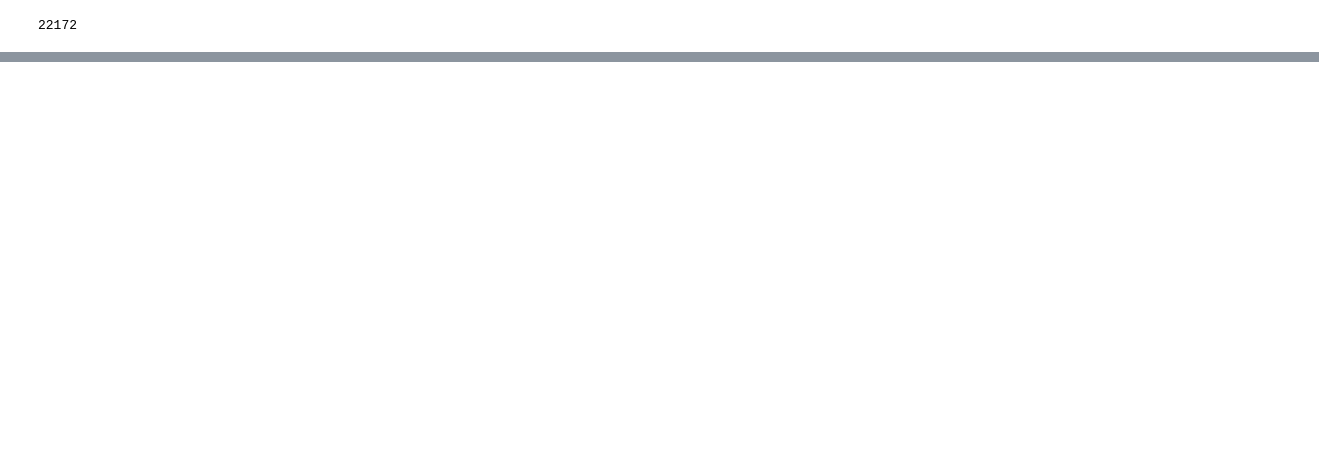
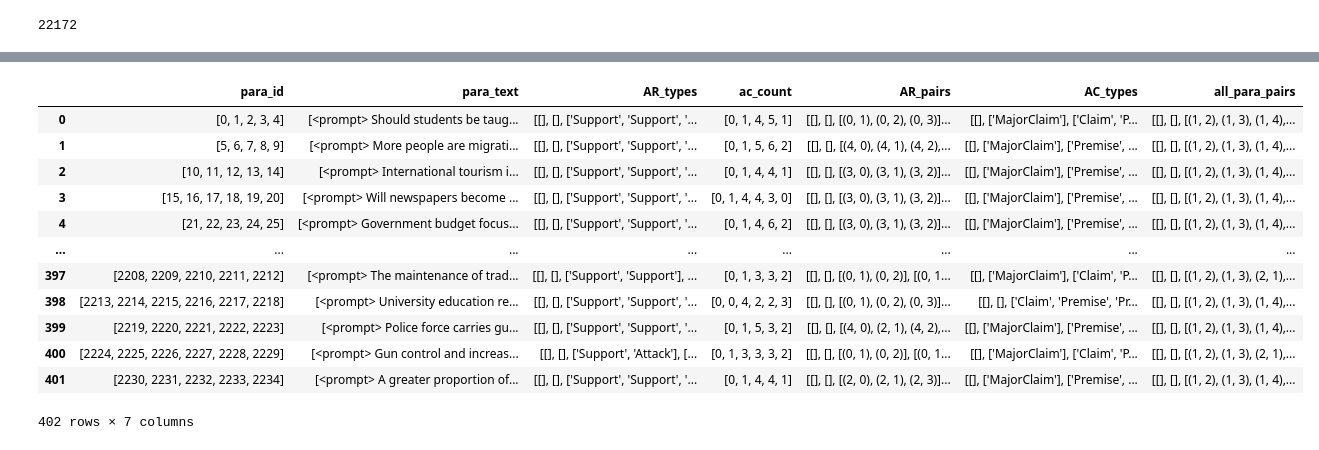
Before and after one commit to mohammadoumar/am_reasoning, a Jupyter notebook: notebooks/dataset_paragraph.ipynb, the cells around one changed output, grey strips where cells are left out. Cells and saved outputs as stored; diff of their text form; code cells hidden in the pictures; blank space fills up the shorter version.

```diff
--- a/notebooks/dataset_paragraph.ipynb
+++ b/notebooks/dataset_paragraph.ipynb
@@ -177,0 +238,28 @@ x
+# %%
+essays_df = paras_df.groupby(["essay_id"]).agg({
+
+    "para_id": list,
+    "para_text": list,
+    "AR_types": list,
+    "ac_count": list,
+    "AR_pairs": list,
+    "AC_types": list,
+    "all_para_pairs": list,
+
+}).reset_index(drop=True)
+# %%
+essays_df
+# %% [output]
+|  | para_id | para_text | AR_types | ac_count | AR_pairs | AC_types | all_para_pairs |
+| 0 | [0, 1, 2, 3, 4] | [<prompt> Should students be taug... | [[], [], ['Support', 'Support', '... | [0, 1, 4, 5, 1] | [[], [], [(0, 1), (0, 2), (0, 3)]... | [[], ['MajorClaim'], ['Claim', 'P... | [[], [], [(1, 2), (1, 3), (1, 4),... |
+| 1 | [5, 6, 7, 8, 9] | [<prompt> More people are migrati... | [[], [], ['Support', 'Support', '... | [0, 1, 5, 6, 2] | [[], [], [(4, 0), (4, 1), (4, 2),... | [[], ['MajorClaim'], ['Premise', ... | [[], [], [(1, 2), (1, 3), (1, 4),... |
+| 2 | [10, 11, 12, 13, 14] | [<prompt> International tourism i... | [[], [], ['Support', 'Support', '... | [0, 1, 4, 4, 1] | [[], [], [(3, 0), (3, 1), (3, 2)]... | [[], ['MajorClaim'], ['Premise', ... | [[], [], [(1, 2), (1, 3), (1, 4),... |
+| 3 | [15, 16, 17, 18, 19, 20] | [<prompt> Will newspapers become ... | [[], [], ['Support', 'Support', '... | [0, 1, 4, 4, 3, 0] | [[], [], [(3, 0), (3, 1), (3, 2)]... | [[], ['MajorClaim'], ['Premise', ... | [[], [], [(1, 2), (1, 3), (1, 4),... |
+| 4 | [21, 22, 23, 24, 25] | [<prompt> Government budget focus... | [[], [], ['Support', 'Support', '... | [0, 1, 4, 6, 2] | [[], [], [(3, 0), (3, 1), (3, 2)]... | [[], ['MajorClaim'], ['Premise', ... | [[], [], [(1, 2), (1, 3), (1, 4),... |
+| ... | ... | ... | ... | ... | ... | ... | ... |
+| 397 | [2208, 2209, 2210, 2211, 2212] | [<prompt> The maintenance of trad... | [[], [], ['Support', 'Support'], ... | [0, 1, 3, 3, 2] | [[], [], [(0, 1), (0, 2)], [(0, 1... | [[], ['MajorClaim'], ['Claim', 'P... | [[], [], [(1, 2), (1, 3), (2, 1),... |
+| 398 | [2213, 2214, 2215, 2216, 2217, 2218] | [<prompt> University education re... | [[], [], ['Support', 'Support', '... | [0, 0, 4, 2, 2, 3] | [[], [], [(0, 1), (0, 2), (0, 3)]... | [[], [], ['Claim', 'Premise', 'Pr... | [[], [], [(1, 2), (1, 3), (1, 4),... |
+| 399 | [2219, 2220, 2221, 2222, 2223] | [<prompt> Police force carries gu... | [[], [], ['Support', 'Support', '... | [0, 1, 5, 3, 2] | [[], [], [(4, 0), (2, 1), (4, 2),... | [[], ['MajorClaim'], ['Premise', ... | [[], [], [(1, 2), (1, 3), (1, 4),... |
+| 400 | [2224, 2225, 2226, 2227, 2228, 2229] | [<prompt> Gun control and increas... | [[], [], ['Support', 'Attack'], [... | [0, 1, 3, 3, 3, 2] | [[], [], [(0, 1), (0, 2)], [(0, 1... | [[], ['MajorClaim'], ['Claim', 'P... | [[], [], [(1, 2), (1, 3), (2, 1),... |
+| 401 | [2230, 2231, 2232, 2233, 2234] | [<prompt> A greater proportion of... | [[], [], ['Support', 'Support', '... | [0, 1, 4, 4, 1] | [[], [], [(2, 0), (2, 1), (2, 3)]... | [[], ['MajorClaim'], ['Premise', ... | [[], [], [(1, 2), (1, 3), (1, 4),... |
+402 rows × 7 columns
```
Also changed, not shown: parts of 47 cells of this notebook, 1 other file.
